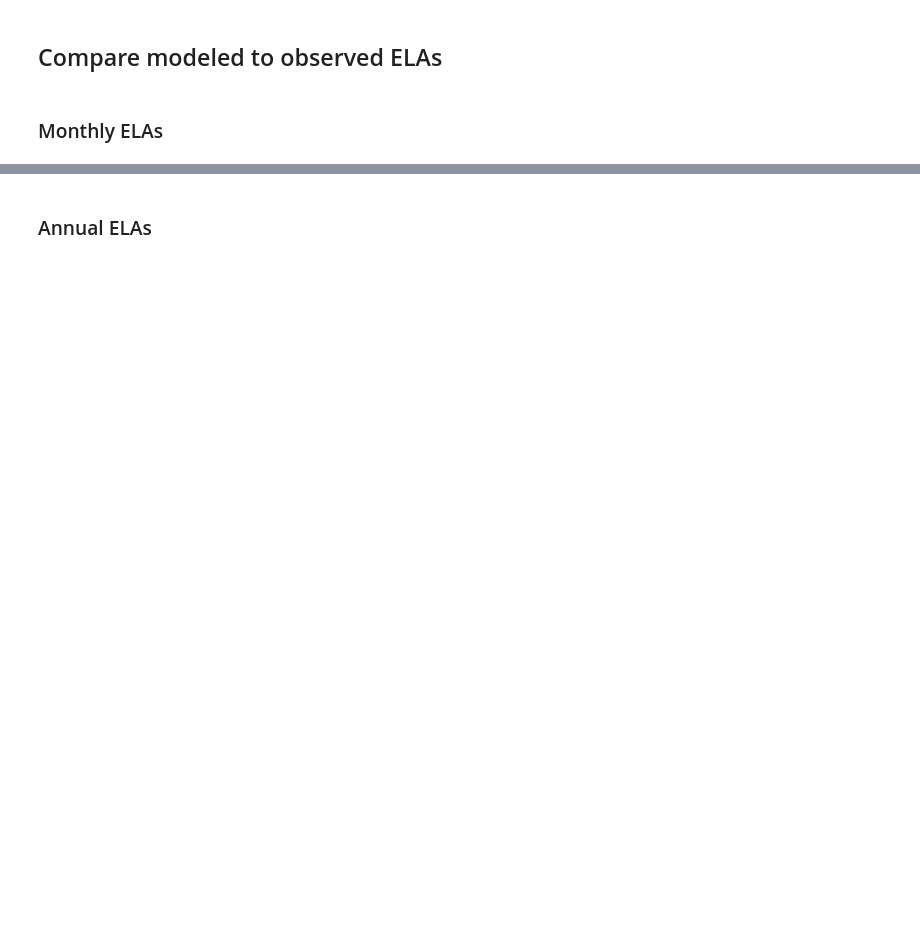
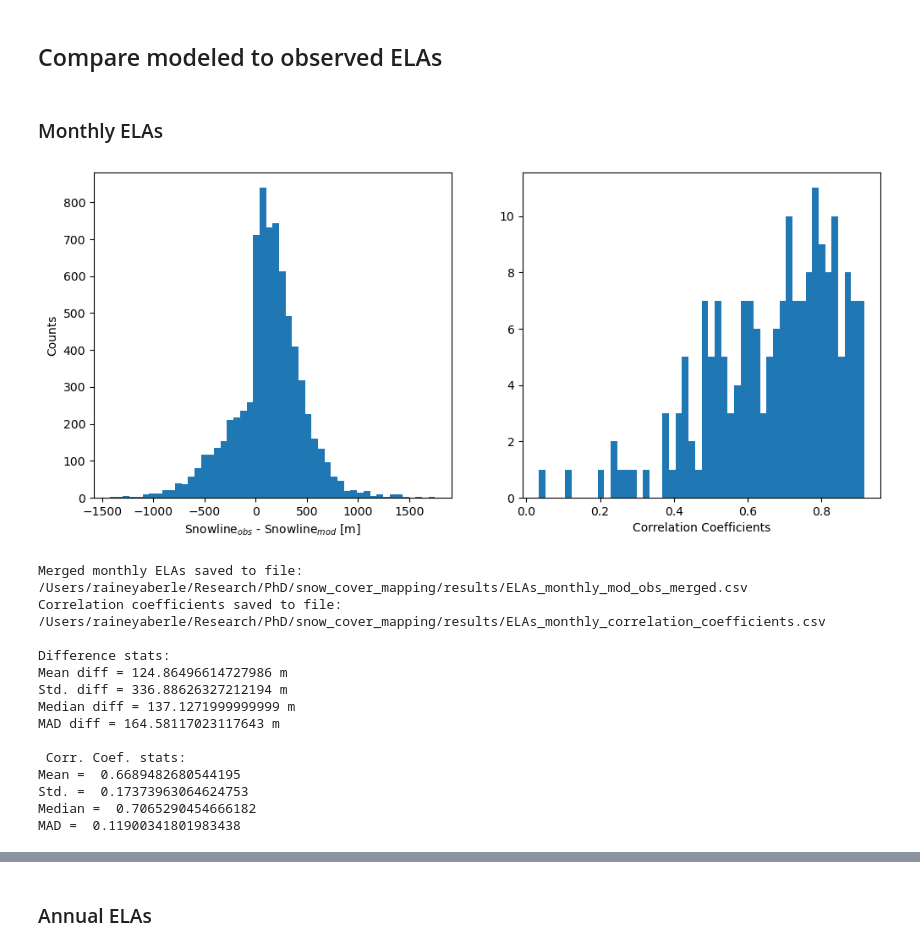
Before and after one commit to RaineyAbe/snow-cover-mapping-application, a Jupyter notebook: notebooks/4_ELA_PDD_sensitivities.ipynb, the cells around one changed output, grey strips where cells are left out. Cells and saved outputs as stored; diff of their text form; code cells hidden in the pictures; blank space fills up the shorter version.

```diff
--- a/notebooks/4_ELA_PDD_sensitivities.ipynb
+++ b/notebooks/4_ELA_PDD_sensitivities.ipynb
@@ -261,6 +362,24 @@ obs_elas_annual
 # Merge modeled and remotely-sensed modeled ELAs
 elas_monthly_merged = mod_elas_monthly[['RGIId', 'Date', 'ELA_m']].merge(obs_elas_monthly[['RGIId', 'Date', 'ELA_from_AAR_m']],
                                                                          on=['RGIId', 'Date'])
+# Remove 2023 values (no modeled data in 2023)
+elas_monthly_merged = elas_monthly_merged.loc[pd.DatetimeIndex(elas_monthly_merged['Date']).year < 2023]
+
+# Remove observations outside May - September
+elas_monthly_merged = elas_monthly_merged.loc[(pd.DatetimeIndex(elas_monthly_merged['Date']).month >=5)
+                                            & (pd.DatetimeIndex(elas_monthly_merged['Date']).month <=9)]
+
+# Load compiled snow cover stats for minimum elevations
+if scs is None:
+    scs = pd.read_csv(scs_fn)
+    scs['datetime'] = pd.to_datetime(scs['datetime'], format='mixed')
+    # Remove wonky ELA values
+    scs.loc[scs['ELA_from_AAR_m'] > 1e10, 'ELA_from_AAR_m'] = np.nan
+    # Add Year and Month columns
+    scs['Year'] = pd.DatetimeIndex(scs['datetime']).year
+    scs['Month'] = pd.DatetimeIndex(scs['datetime']).month
+    print('All snow cover stats loaded from file.')
+
 # Initialize dataframe for correlation coefficients
 corr_coefs_df = pd.DataFrame()
 # Iterate over RGI IDs
@@ -278,32 +397,48 @@ for rgi_id in elas_monthly_merged['RGIId'].drop_duplicates().values:
 # Rename columns
 corr_coefs_df.reset_index(drop=True, inplace=True)
 elas_monthly_merged.rename(columns={'ELA_m': 'ELA_mod_m', 'ELA_from_AAR_m': 'ELA_obs_m'}, inplace=True)
 
 # Plot
 fig, ax = plt.subplots(1, 2, figsize=(12,5))
 ax[0].hist(elas_monthly_merged['ELA_obs_m'] - elas_monthly_merged['ELA_mod_m'], bins=50)
-ax[0].set_xlabel('ELA$_{obs}$ - ELA$_{mod}$ [m]')
+ax[0].set_xlabel('Snowline$_{obs}$ - Snowline$_{mod}$ [m]')
 ax[0].set_ylabel('Counts')
 ax[1].hist(corr_coefs_df['Correlation Coefficient'], bins=50)
 ax[1].set_xlabel('Correlation Coefficients')
 plt.show()
 
 # Save results
 elas_monthly_merged_fn = os.path.join(scm_path, 'results', 'ELAs_monthly_mod_obs_merged.csv')
 elas_monthly_merged.to_csv(elas_monthly_merged_fn, index=False)
-print('Mered monthly ELAs saved to file:', elas_monthly_merged_fn)
+print('Merged monthly ELAs saved to file:', elas_monthly_merged_fn)
 corr_coefs_fn = os.path.join(scm_path, 'results', 'ELAs_monthly_correlation_coefficients.csv')
 corr_coefs_df.to_csv(corr_coefs_fn, index=False)
 print('Correlation coefficients saved to file:', corr_coefs_fn)
 
 print('\nDifference stats:')
 print(f'Mean diff = {np.nanmean((elas_monthly_merged["ELA_obs_m"] - elas_monthly_merged["ELA_mod_m"]).values)} m')
 print(f'Std. diff = {np.nanstd((elas_monthly_merged["ELA_obs_m"] - elas_monthly_merged["ELA_mod_m"]).values)} m')
 print(f'Median diff = {np.nanmedian((elas_monthly_merged["ELA_obs_m"] - elas_monthly_merged["ELA_mod_m"]).values)} m')
 print(f'MAD diff = {MAD((elas_monthly_merged["ELA_obs_m"] - elas_monthly_merged["ELA_mod_m"]).values, nan_policy="omit")} m')
 
 print('\n Corr. Coef. stats:')
 print('Mean = ', np.nanmean(corr_coefs_df['Correlation Coefficient']))
 print('Std. = ', np.nanstd(corr_coefs_df['Correlation Coefficient']))
 print('Median = ', np.nanmedian(corr_coefs_df['Correlation Coefficient']))
 print('MAD = ', MAD(corr_coefs_df['Correlation Coefficient'], nan_policy="omit"))
+# %% [output]
+[figure, added]
+Merged monthly ELAs saved to file: /Users/raineyaberle/Research/PhD/snow_cover_mapping/results/ELAs_monthly_mod_obs_merged.csv
+Correlation coefficients saved to file: /Users/raineyaberle/Research/PhD/snow_cover_mapping/results/ELAs_monthly_correlation_coefficients.csv
+
+Difference stats:
+Mean diff = 124.86496614727986 m
+Std. diff = 336.88626327212194 m
+Median diff = 137.1271999999999 m
+MAD diff = 164.58117023117643 m
+
+ Corr. Coef. stats:
+Mean =  0.6689482680544195
+Std. =  0.17373963064624753
+Median =  0.7065290454666182
+MAD =  0.11900341801983438
```
Also changed, not shown: parts of 42 cells of this notebook, 5 other files.
